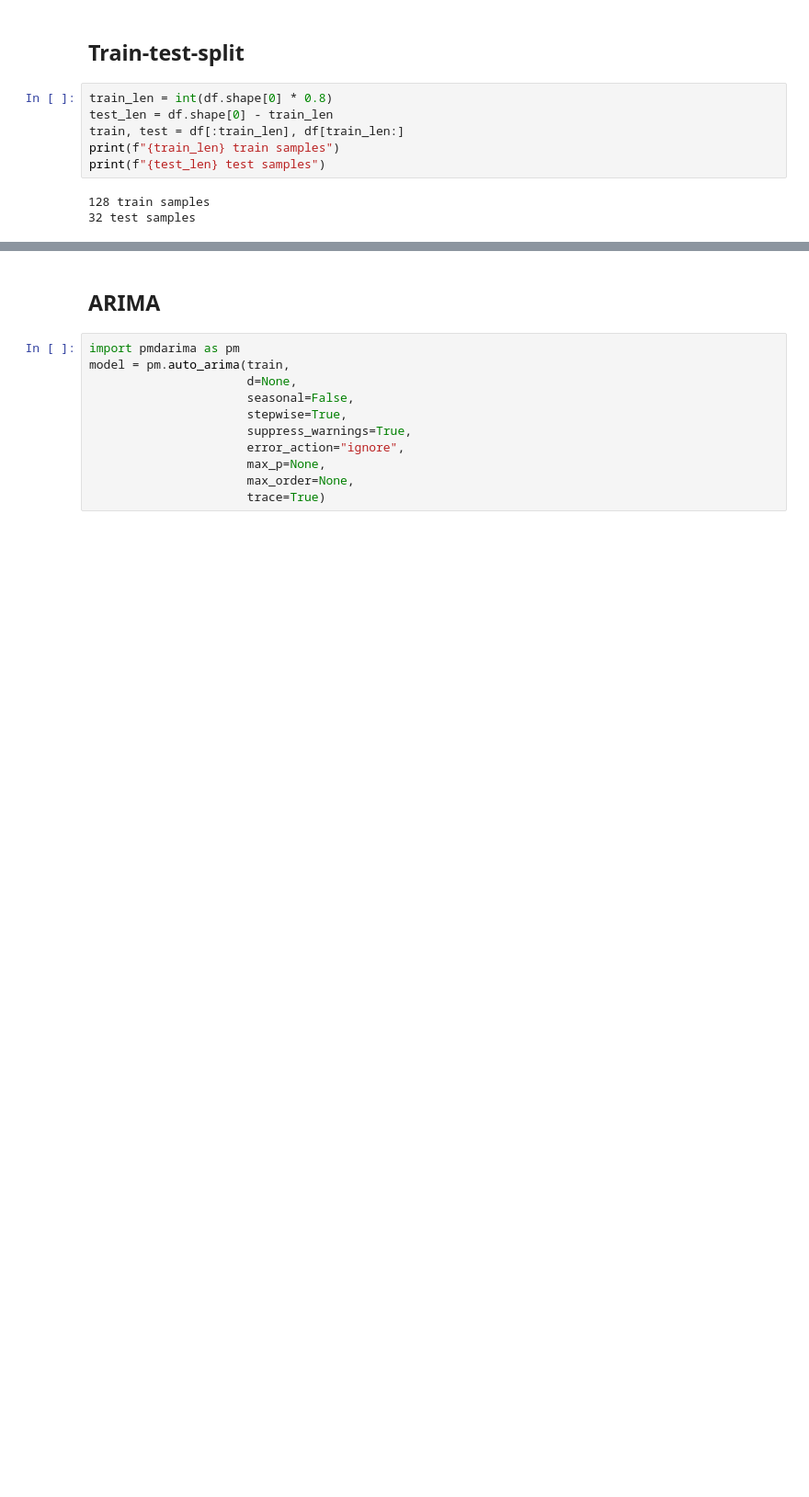
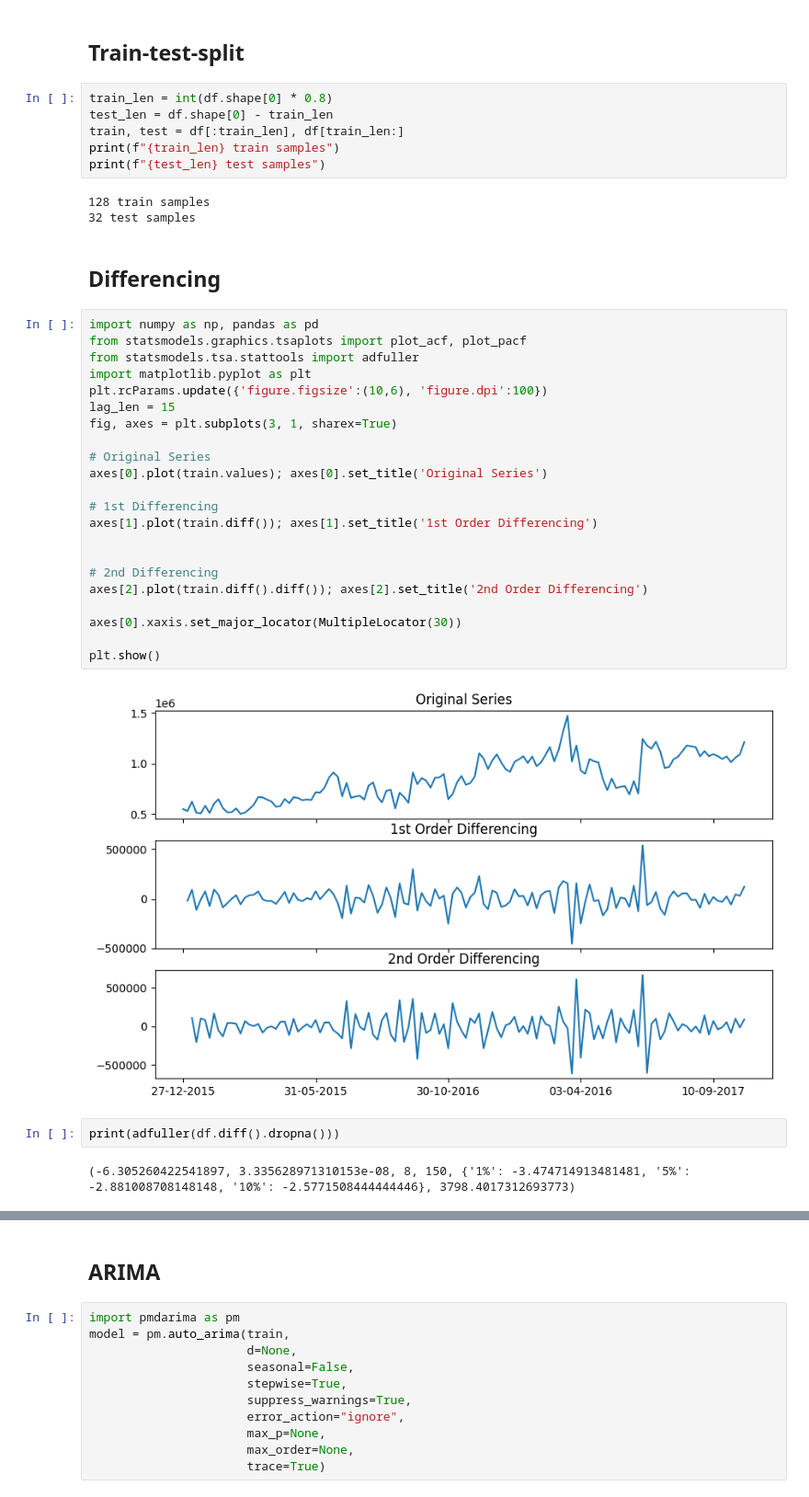
Before and after one commit to dataman-git/codes_for_articles, a Jupyter notebook: 05_1_ARIMA_avocado.ipynb, the cells around one changed output, grey strips where cells are left out. Shown at 92% size. Saved outputs shown, nothing was run; the diff lists cells and outputs as text; blank space fills up the shorter version.

```diff
--- a/05_1_ARIMA_avocado.ipynb
+++ b/05_1_ARIMA_avocado.ipynb
@@ -106,3 +106,33 @@ print(f"{test_len} test samples")
 # %% [output]
 128 train samples
 32 test samples
+# %% [markdown]
+## Differencing
+# %%
+import numpy as np, pandas as pd
+from statsmodels.graphics.tsaplots import plot_acf, plot_pacf
+from statsmodels.tsa.stattools import adfuller
+import matplotlib.pyplot as plt
+plt.rcParams.update({'figure.figsize':(10,6), 'figure.dpi':100})
+lag_len = 15
+fig, axes = plt.subplots(3, 1, sharex=True)
+
+# Original Series
+axes[0].plot(train.values); axes[0].set_title('Original Series')
+
+# 1st Differencing
+axes[1].plot(train.diff()); axes[1].set_title('1st Order Differencing')
+
+
+# 2nd Differencing
+axes[2].plot(train.diff().diff()); axes[2].set_title('2nd Order Differencing')
+
+axes[0].xaxis.set_major_locator(MultipleLocator(30))
+
+plt.show()
+# %% [output]
+[figure, added]
+# %%
+print(adfuller(df.diff().dropna()))
+# %% [output]
+(-6.305260422541897, 3.335628971310153e-08, 8, 150, {'1%': -3.474714913481481, '5%': -2.881008708148148, '10%': -2.5771508444444446}, 3798.4017312693773)
```
Also changed, not shown: parts of 6 cells of this notebook.
